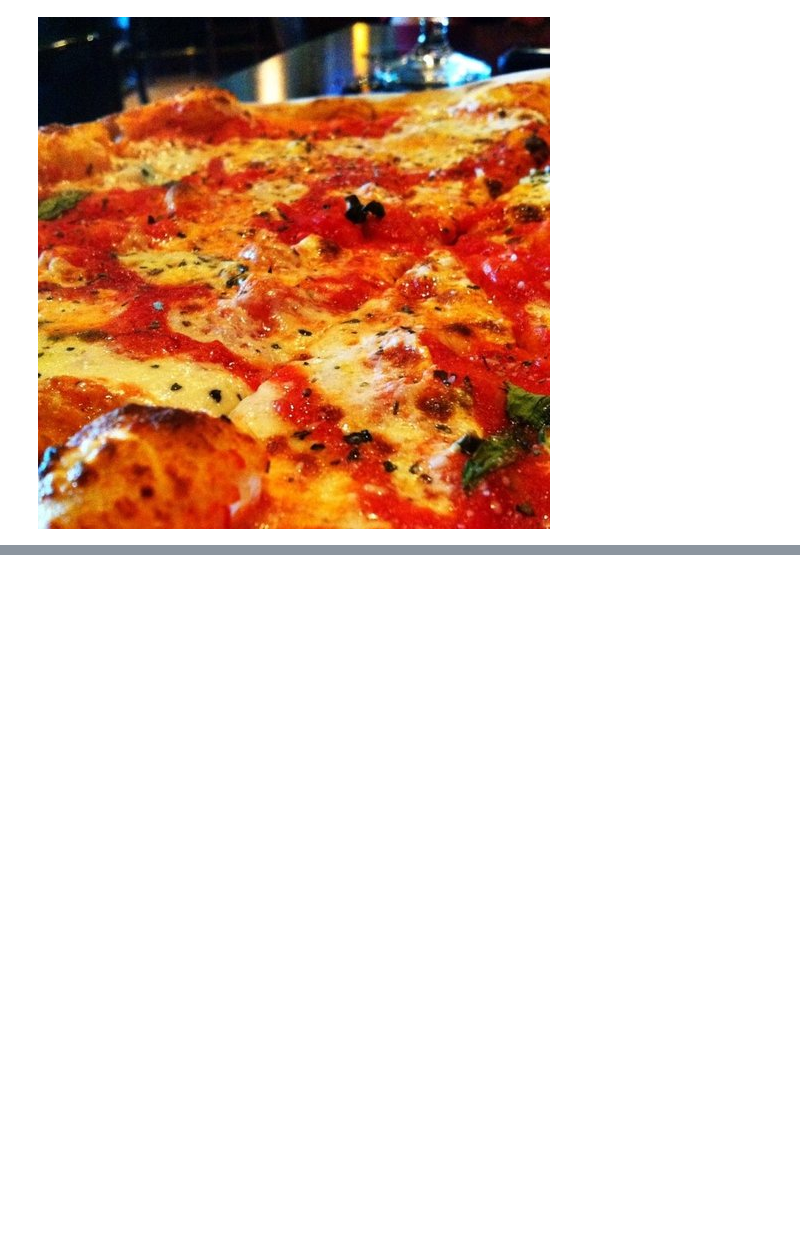
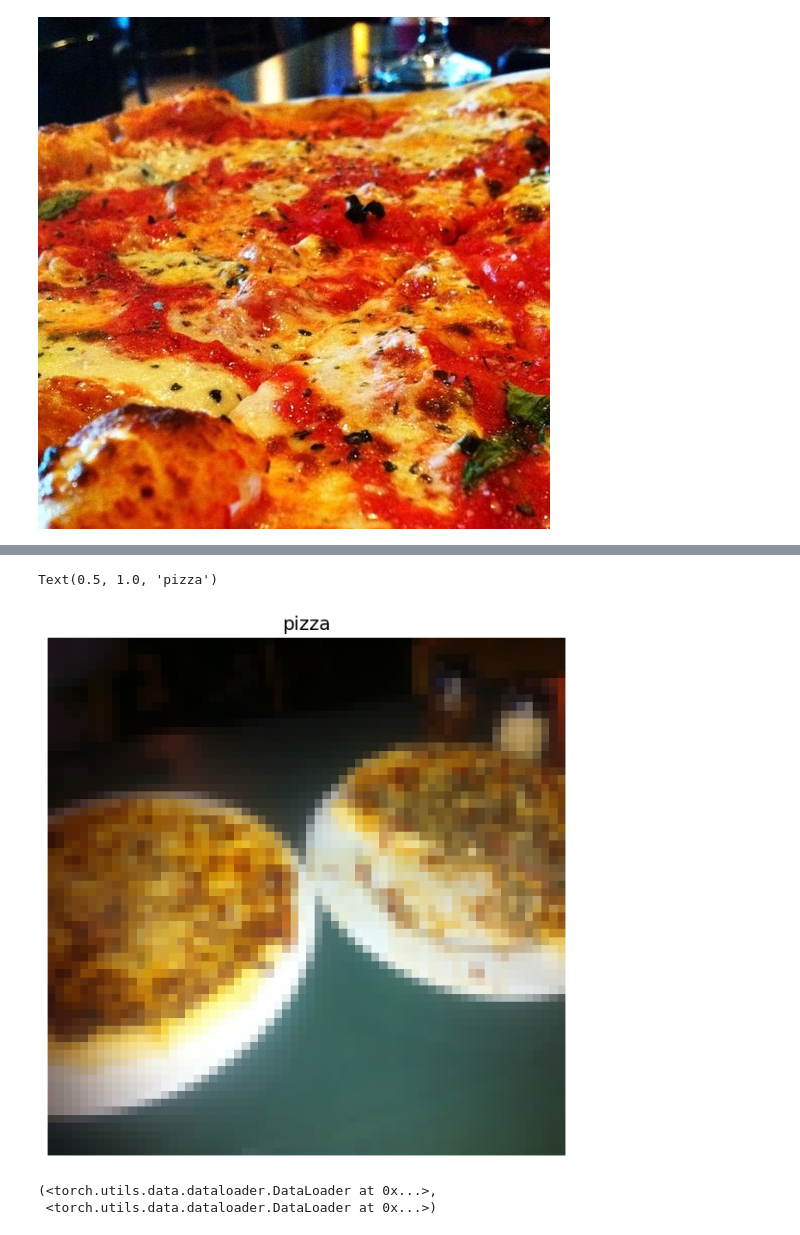
Before and after one commit to 1RaghavM/PyTorch, a Jupyter notebook: 04.ipynb, the cells around one changed output, grey strips where cells are left out. Saved outputs shown, nothing was run; the diff lists cells and outputs as text; code cells hidden in the pictures; blank space fills up the shorter version.

```diff
--- a/04.ipynb
+++ b/04.ipynb
@@ -97,0 +118,5 @@ def plot_transformed_images
+# %%
+train_data = datasets.ImageFolder(root=train_dir, transform=data_transform, target_transform=None)
+test_data = datasets.ImageFolder(root=test_dir, transform=data_transform)
+
+train_data, test_data
@@ -97,0 +142,3 @@ def plot_transformed_images
+# %%
+class_names = train_data.classes
+class_names
@@ -97,0 +156,3 @@ def plot_transformed_images
+# %%
+img, label = train_data[0][0], train_data[0][1]
+img, img.shape, img.dtype, label, type(label)
@@ -97,0 +177,18 @@ def plot_transformed_images
+# %%
+img_permute = img.permute(1, 2, 0)
+
+plt.figure(figsize=(10,7))
+plt.imshow(img.permute(1,2,0))
+plt.axis("off")
+plt.title(class_names[label], fontsize=14)
+# %% [output]
+Text(0.5, 1.0, 'pizza')
+[figure, added]
+# %%
+train_dataloader = DataLoader(dataset=train_data, batch_size=1, num_workers=1, shuffle=True)
+test_dataloader = DataLoader(dataset=test_data, batch_size=1, num_workers=1, shuffle=True)
+
+train_dataloader, test_dataloader
+# %% [output]
+(<torch.utils.data.dataloader.DataLoader at 0x...>,
+ <torch.utils.data.dataloader.DataLoader at 0x...>)
```
Also changed, not shown: parts of 27 cells of this notebook.
